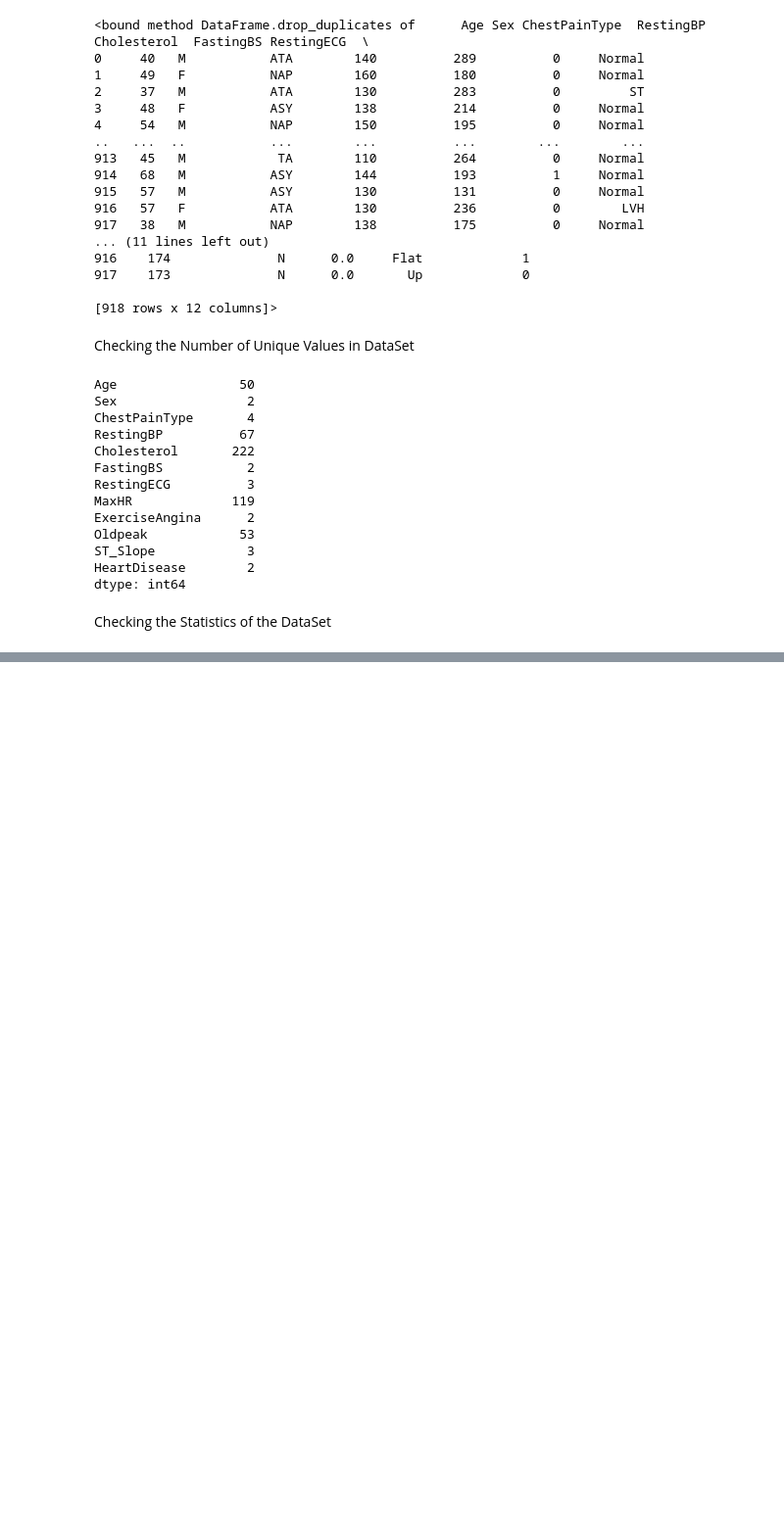
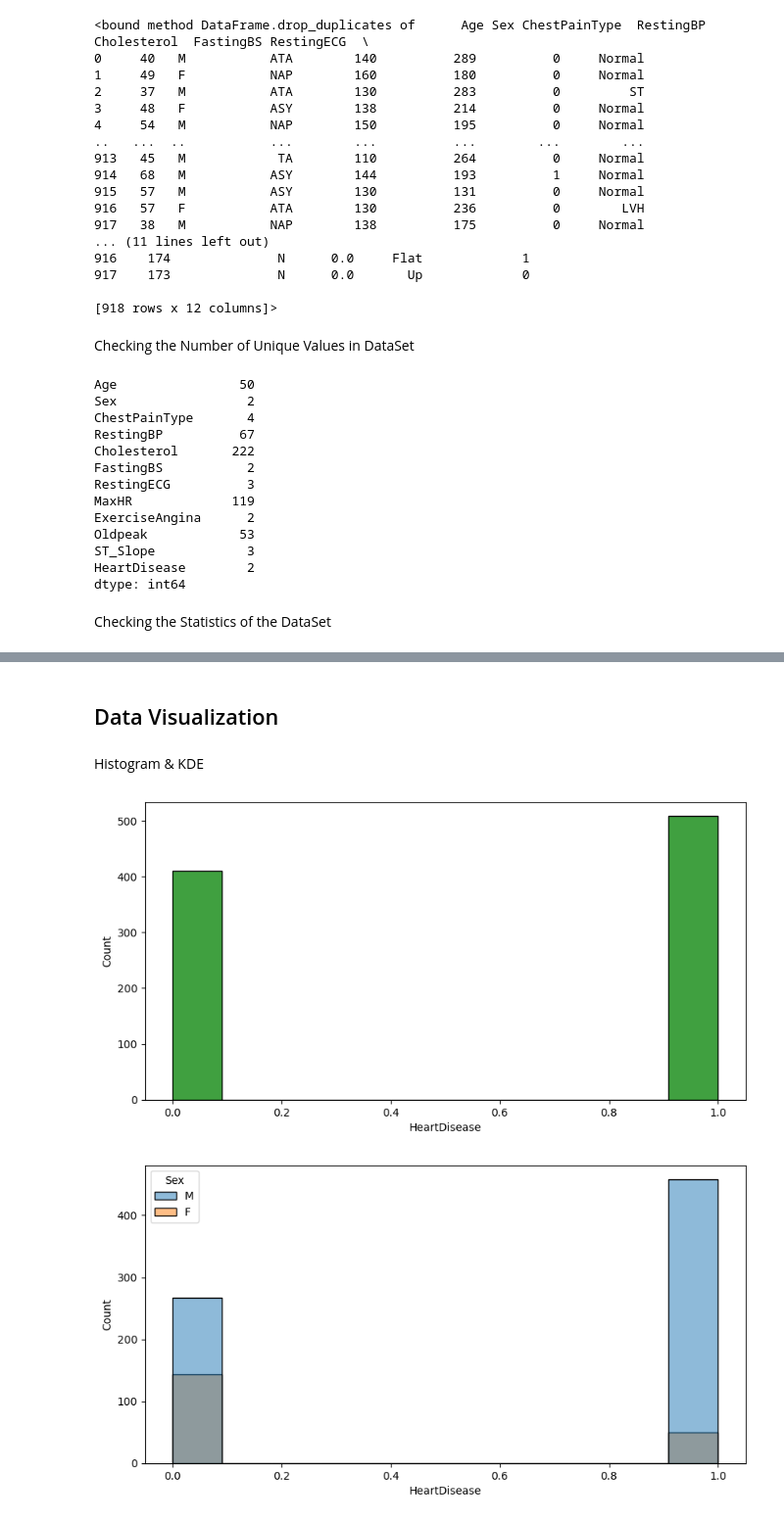
Before and after one commit to PANDURANGAREDDY-19/MiniProject, a Jupyter notebook: notebook/EDA.ipynb, the cells around one changed output, grey strips where cells are left out. Shown at 98% size. Saved outputs shown, nothing was run; the diff lists cells and outputs as text; code cells hidden in the pictures; blank space fills up the shorter version.

```diff
--- a/notebook/EDA.ipynb
+++ b/notebook/EDA.ipynb
@@ -185,0 +203,16 @@ plt.tight_layout()
+# %% [markdown]
+## Data Visualization ##
+# %% [markdown]
+Histogram & KDE
+# %%
+fig, axs = plt.subplots(1, 1, figsize = (10,5))
+plt.subplot(1,1,1)
+sns.histplot(data=df,x = 'HeartDisease',color='g')
+plt.show()
+fig, axs = plt.subplots(1, 1, figsize = (10,5))
+plt.subplot(1,1,1)
+sns.histplot(data=df,x='HeartDisease',hue='Sex')
+plt.show()
+# %% [output]
+[figure, added]
+[figure, added]
```
Also changed, not shown: parts of 35 cells of this notebook, 5 other files.
